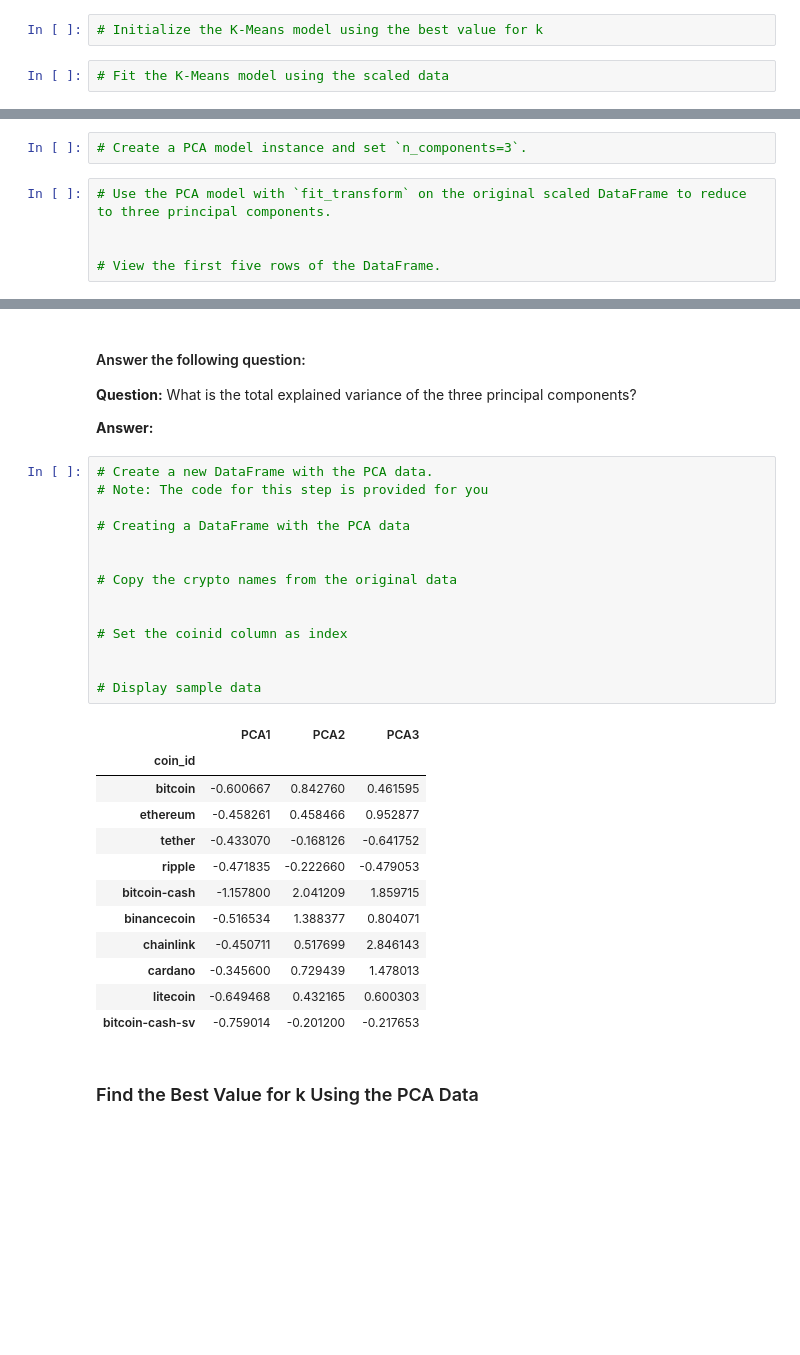
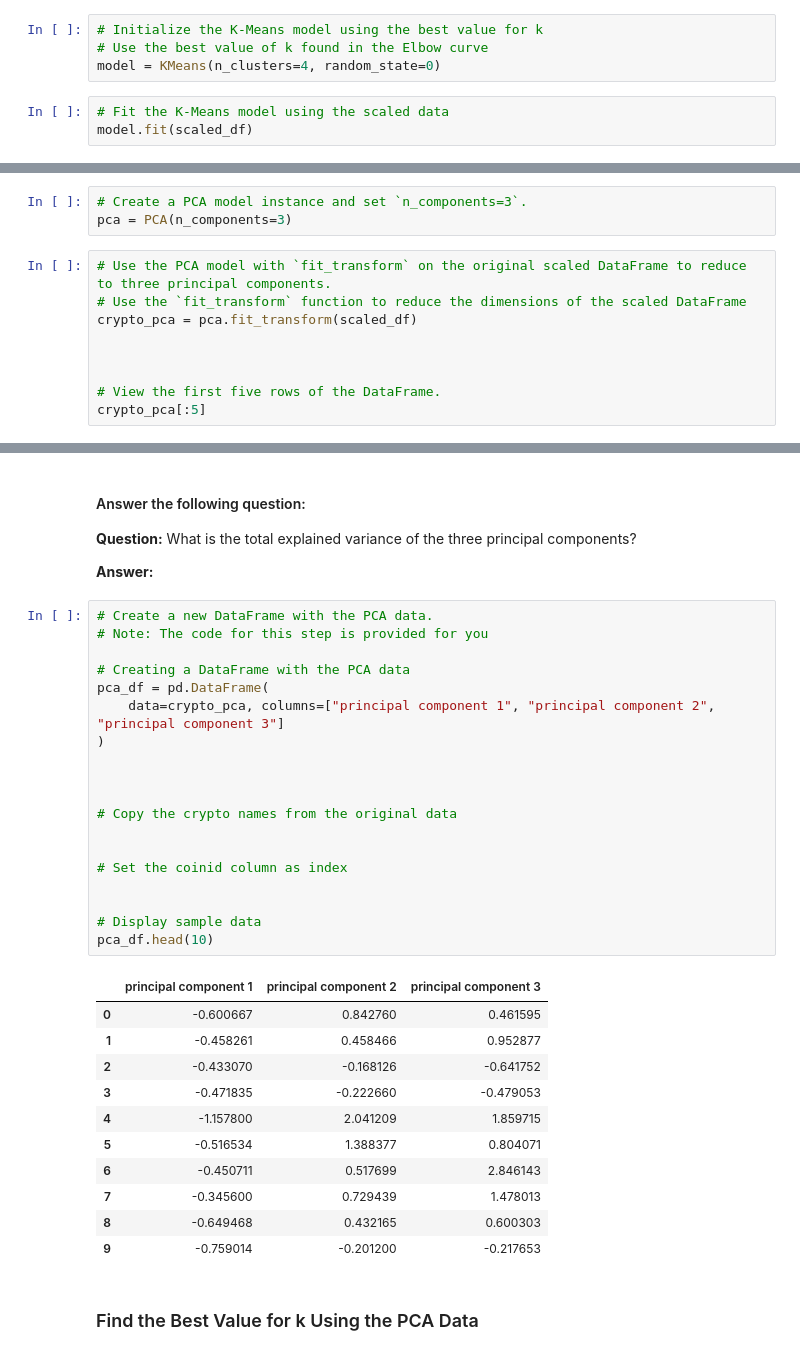
Before and after one commit to katiekaff/CryptoClustering, a Jupyter notebook: Crypto_Clustering_starter_code.ipynb, the cells around one changed output, grey strips where cells are left out. Cells and saved outputs as stored; diff of their text form; blank space fills up the shorter version.

```diff
--- a/Crypto_Clustering_starter_code.ipynb
+++ b/Crypto_Clustering_starter_code.ipynb
@@ -132,5 +156,8 @@ NameError: name 'KMeans' is not defined
 ### Cluster Cryptocurrencies with K-means Using the Original Scaled Data.
 # %%
 # Initialize the K-Means model using the best value for k
+# Use the best value of k found in the Elbow curve
+model = KMeans(n_clusters=4, random_state=0)
 # %%
 # Fit the K-Means model using the scaled data
+model.fit(scaled_df)
@@ -162,11 +209,16 @@ NameError: name 'KMeans' is not defined
 ### Optimize Clusters with Principal Component Analysis.
 # %%
 # Create a PCA model instance and set `n_components=3`.
+pca = PCA(n_components=3)
 # %%
 # Use the PCA model with `fit_transform` on the original scaled DataFrame to reduce to three principal components.
+# Use the `fit_transform` function to reduce the dimensions of the scaled DataFrame
+crypto_pca = pca.fit_transform(scaled_df)
+
 
 
 # View the first five rows of the DataFrame.
+crypto_pca[:5]
 # %% [output]
 array([[-0.60066733,  0.84276006,  0.46159457],
        [-0.45826071,  0.45846566,  0.95287678],
@@ -186,30 +241,34 @@ array([0.3719856 , 0.34700813, 0.17603793])
 # %%
 # Create a new DataFrame with the PCA data.
 # Note: The code for this step is provided for you
 
 # Creating a DataFrame with the PCA data
+pca_df = pd.DataFrame(
+    data=crypto_pca, columns=["principal component 1", "principal component 2", "principal component 3"]
+)
+
 
 
 # Copy the crypto names from the original data
 
 
 # Set the coinid column as index
 
 
 # Display sample data
+pca_df.head(10)
 # %% [output]
-|  | PCA1 | PCA2 | PCA3 |
-| coin_id |  |  |  |
-| bitcoin | -0.600667 | 0.842760 | 0.461595 |
-| ethereum | -0.458261 | 0.458466 | 0.952877 |
-| tether | -0.433070 | -0.168126 | -0.641752 |
-| ripple | -0.471835 | -0.222660 | -0.479053 |
-| bitcoin-cash | -1.157800 | 2.041209 | 1.859715 |
-| binancecoin | -0.516534 | 1.388377 | 0.804071 |
-| chainlink | -0.450711 | 0.517699 | 2.846143 |
-| cardano | -0.345600 | 0.729439 | 1.478013 |
-| litecoin | -0.649468 | 0.432165 | 0.600303 |
-| bitcoin-cash-sv | -0.759014 | -0.201200 | -0.217653 |
+|  | principal component 1 | principal component 2 | principal component 3 |
+| 0 | -0.600667 | 0.842760 | 0.461595 |
+| 1 | -0.458261 | 0.458466 | 0.952877 |
+| 2 | -0.433070 | -0.168126 | -0.641752 |
+| 3 | -0.471835 | -0.222660 | -0.479053 |
+| 4 | -1.157800 | 2.041209 | 1.859715 |
+| 5 | -0.516534 | 1.388377 | 0.804071 |
+| 6 | -0.450711 | 0.517699 | 2.846143 |
+| 7 | -0.345600 | 0.729439 | 1.478013 |
+| 8 | -0.649468 | 0.432165 | 0.600303 |
+| 9 | -0.759014 | -0.201200 | -0.217653 |
 # %% [markdown]
 ### Find the Best Value for k Using the PCA Data
 # %%
```
Also changed, not shown: parts of 18 cells of this notebook.
